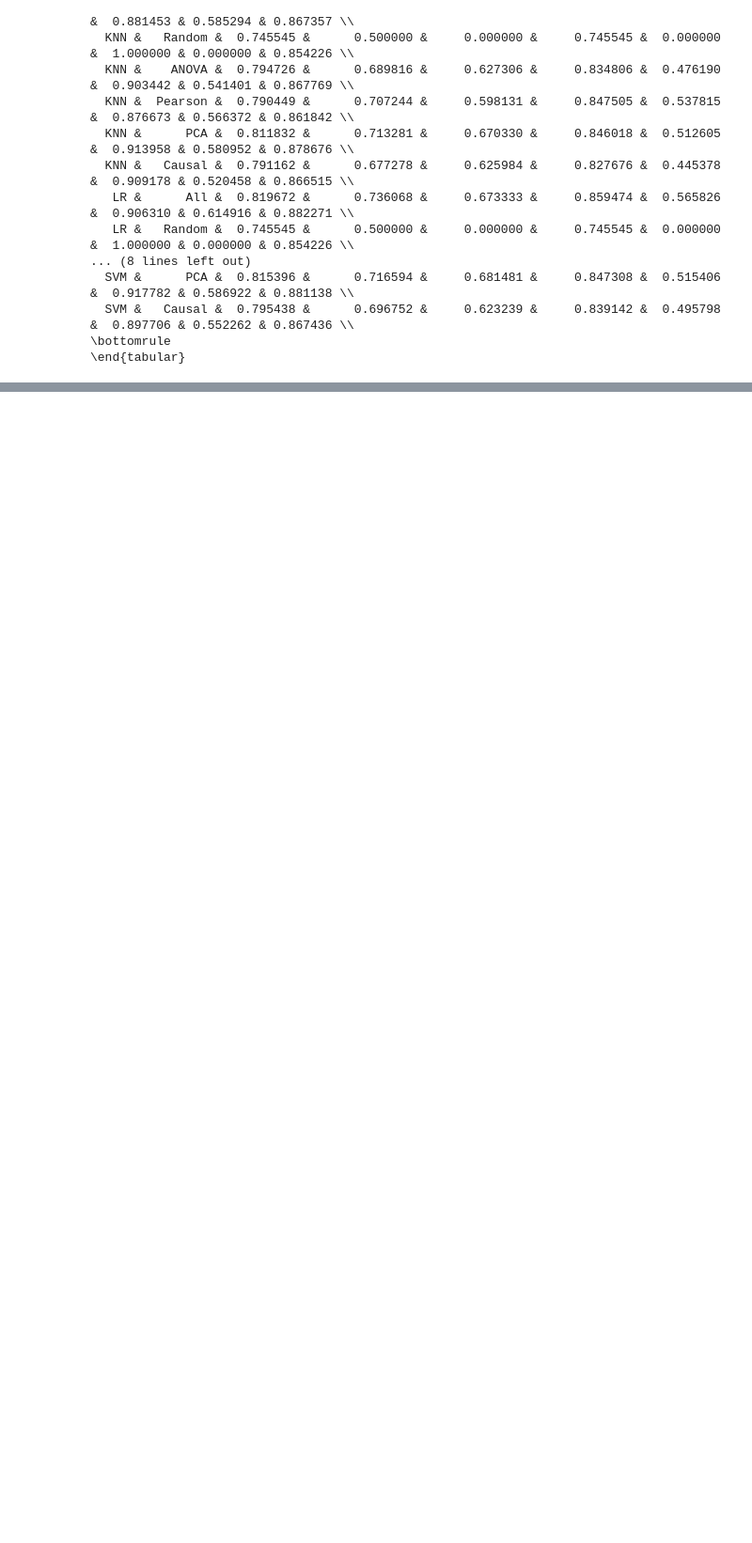
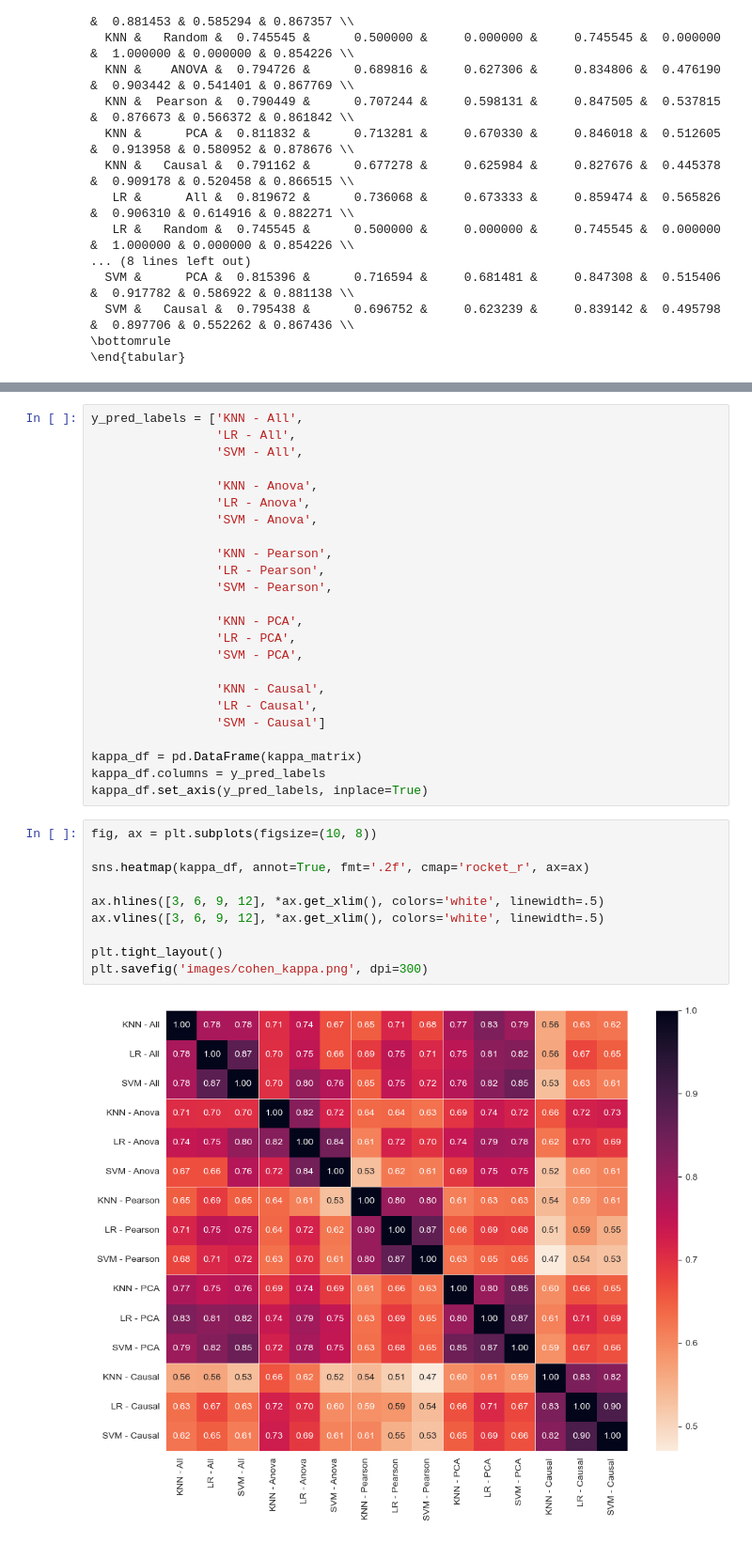
Before and after one commit to prat-man/CSE-572-Data-Mining, a Jupyter notebook: causality.ipynb, the cells around one changed output, grey strips where cells are left out. Shown at 94% size. Drawn from its saved outputs; the diff is of its cells as text; blank space fills up the shorter version.

```diff
--- a/causality.ipynb
+++ b/causality.ipynb
@@ -393,0 +400,36 @@ model & features &  accuracy &  bal\_accuracy &  precision\_0 &  precision\_1 &
+# %%
+y_pred_labels = ['KNN - All',
+                 'LR - All',
+                 'SVM - All',
+
+                 'KNN - Anova',
+                 'LR - Anova',
+                 'SVM - Anova',
+
+                 'KNN - Pearson',
+                 'LR - Pearson',
+                 'SVM - Pearson',
+
+                 'KNN - PCA',
+                 'LR - PCA',
+                 'SVM - PCA',
+
+                 'KNN - Causal',
+                 'LR - Causal',
+                 'SVM - Causal']
+
+kappa_df = pd.DataFrame(kappa_matrix)
+kappa_df.columns = y_pred_labels
+kappa_df.set_axis(y_pred_labels, inplace=True)
+# %%
+fig, ax = plt.subplots(figsize=(10, 8))
+
+sns.heatmap(kappa_df, annot=True, fmt='.2f', cmap='rocket_r', ax=ax)
+
+ax.hlines([3, 6, 9, 12], *ax.get_xlim(), colors='white', linewidth=.5)
+ax.vlines([3, 6, 9, 12], *ax.get_xlim(), colors='white', linewidth=.5)
+
+plt.tight_layout()
+plt.savefig('images/cohen_kappa.png', dpi=300)
+# %% [output]
+[figure, added]
```
Also changed, not shown: parts of 29 cells of this notebook, 2 other files.
